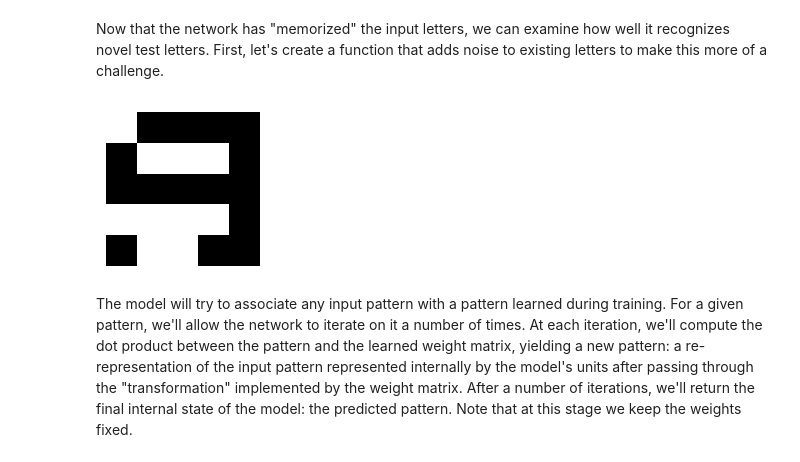
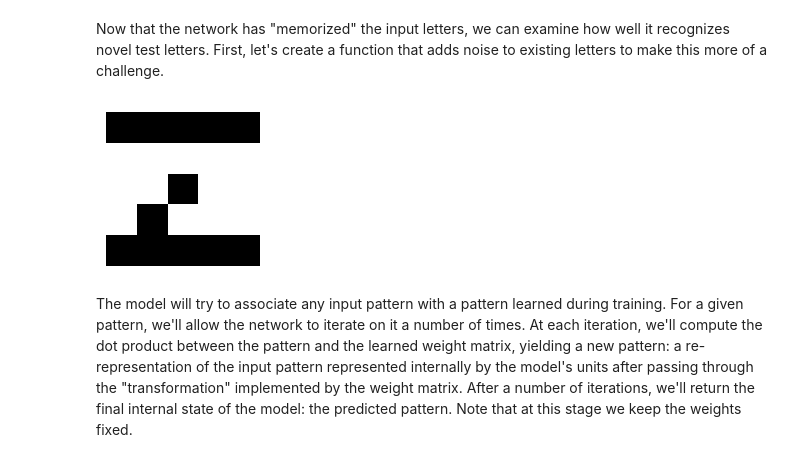
Before and after one commit to yunchang-z/neu502b-lab, a Jupyter notebook: anns-00/anns-00-pdp.ipynb, the cells around one changed output. Cells and saved outputs as stored; diff of their text form; code cells hidden in the pictures.

```diff
--- a/anns-00/anns-00-pdp.ipynb
+++ b/anns-00/anns-00-pdp.ipynb
@@ -45,13 +45,25 @@ Next, we'll set up the connections between units in our network: a 25-by-25 weig
 # Stack patterns and set variables
 patterns = np.vstack([A, Z])
 n_patterns, n_units = patterns.shape
+fig, ax = plt.subplots(figsize=(4, 1))
+ax.matshow(patterns, cmap='binary')
+ax.axes.get_xaxis().set_visible(False)
+ax.axes.get_yaxis().set_visible(False)
 
 # Initialize weight matrix at zero
 weights = np.zeros((n_units, n_units))
+fig, ax = plt.subplots(figsize=(4, 4))
+ax.matshow(weights, vmin=-1, vmax=1, cmap='binary')
+ax.axes.get_xaxis().set_visible(False)
+ax.axes.get_yaxis().set_visible(False)
 
 # Input each pattern and update weights
 for pattern in patterns:
     weights += np.outer(pattern, pattern) / n_patterns
+    fig, ax = plt.subplots(figsize=(4, 4))
+    ax.matshow(weights, vmin=-1, vmax=1, cmap='binary')
+    ax.axes.get_xaxis().set_visible(False)
+    ax.axes.get_yaxis().set_visible(False)
 
 # Remove self-connections by zeroing out diagonal weights
 weights[np.diag_indices(n_units)] = 0
@@ -60,14 +77,14 @@ Now that the network has "memorized" the input letters, we can examine how well
 # %%
 # Function to add binary (-1, 1) noise to letters
 def pattern_noise(pattern, noise_level=.2):
     noise = np.random.choice(
         [1, -1], size=len(pattern), p=[1 - noise_level, noise_level])
     return pattern * noise
 
-pattern_test = pattern_noise(A)
+pattern_test = pattern_noise(Z, noise_level=.05)
 plot_pattern(pattern_test)
 # %% [output]
-[figure, old version]
+[figure, new version]
 # %% [markdown]
 The model will try to associate any input pattern with a pattern learned during training. For a given pattern, we'll allow the network to iterate on it a number of times. At each iteration, we'll compute the dot product between the pattern and the learned weight matrix, yielding a new pattern: a re-representation of the input pattern represented internally by the model's units after passing through the "transformation" implemented by the weight matrix. After a number of iterations, we'll return the final internal state of the model: the predicted pattern. Note that at this stage we keep the weights fixed.
 # %%
```
Also changed, not shown: parts of 13 cells of this notebook.
